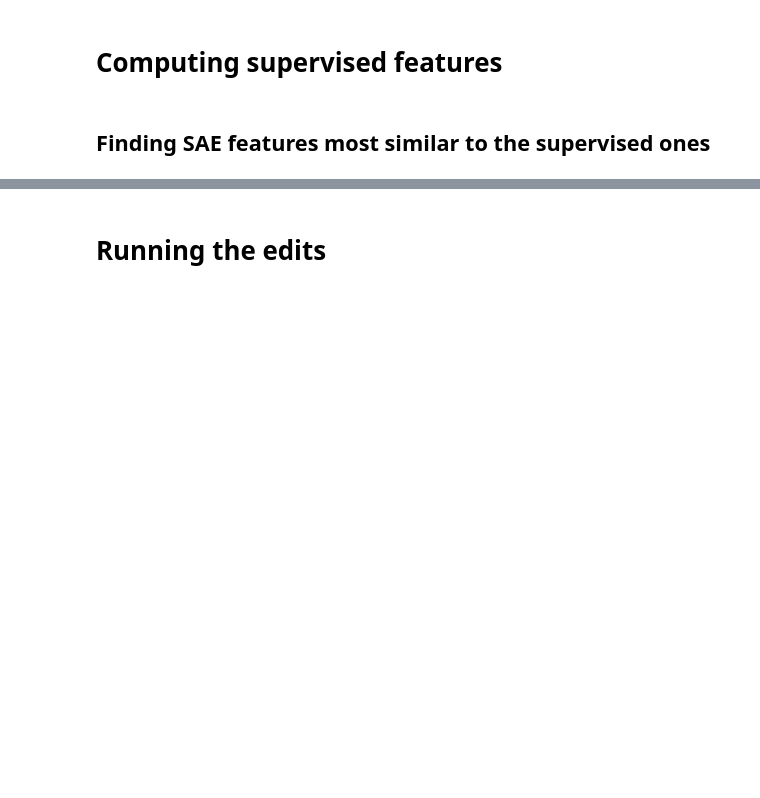
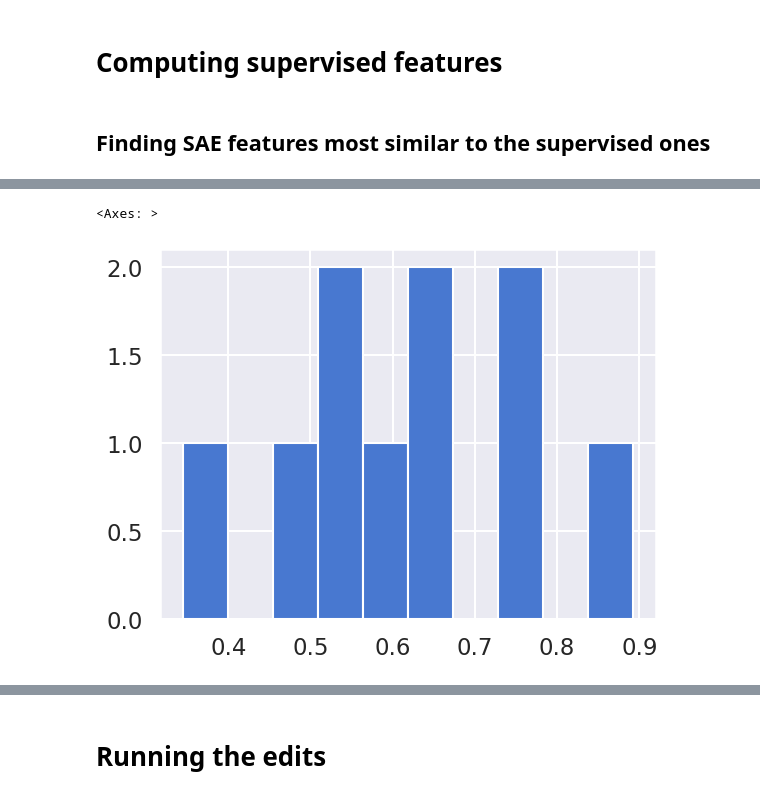
Before and after one commit to amakelov/sae, a Jupyter notebook: analysis.ipynb, the cells around one changed output, grey strips where cells are left out. Drawn from its saved outputs; the diff is of its cells as text; code cells hidden in the pictures; blank space fills up the shorter version.

```diff
--- a/analysis.ipynb
+++ b/analysis.ipynb
@@ -674,2 +682,7 @@ plt.show()
+# %%
+cosine_sims_df.query('variant == "topk" and attribute == "io"').cosine_sim.hist()
+# %% [output]
+<Axes: >
+[figure, added]
 # %%
 supervised_features.shape, best_encoder.W_dec.shape
```
Also changed, not shown: parts of 38 cells of this notebook, 4 other files.
